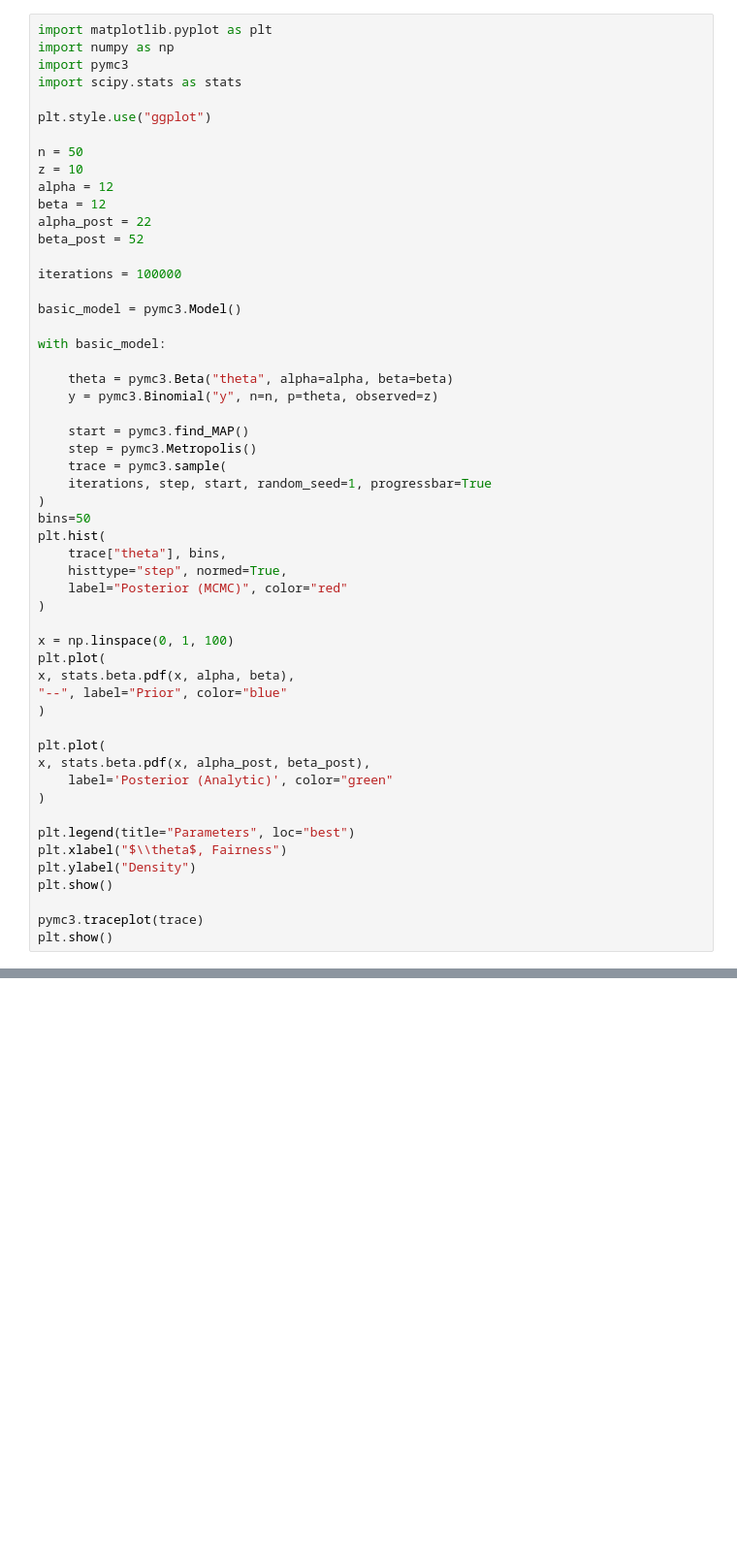
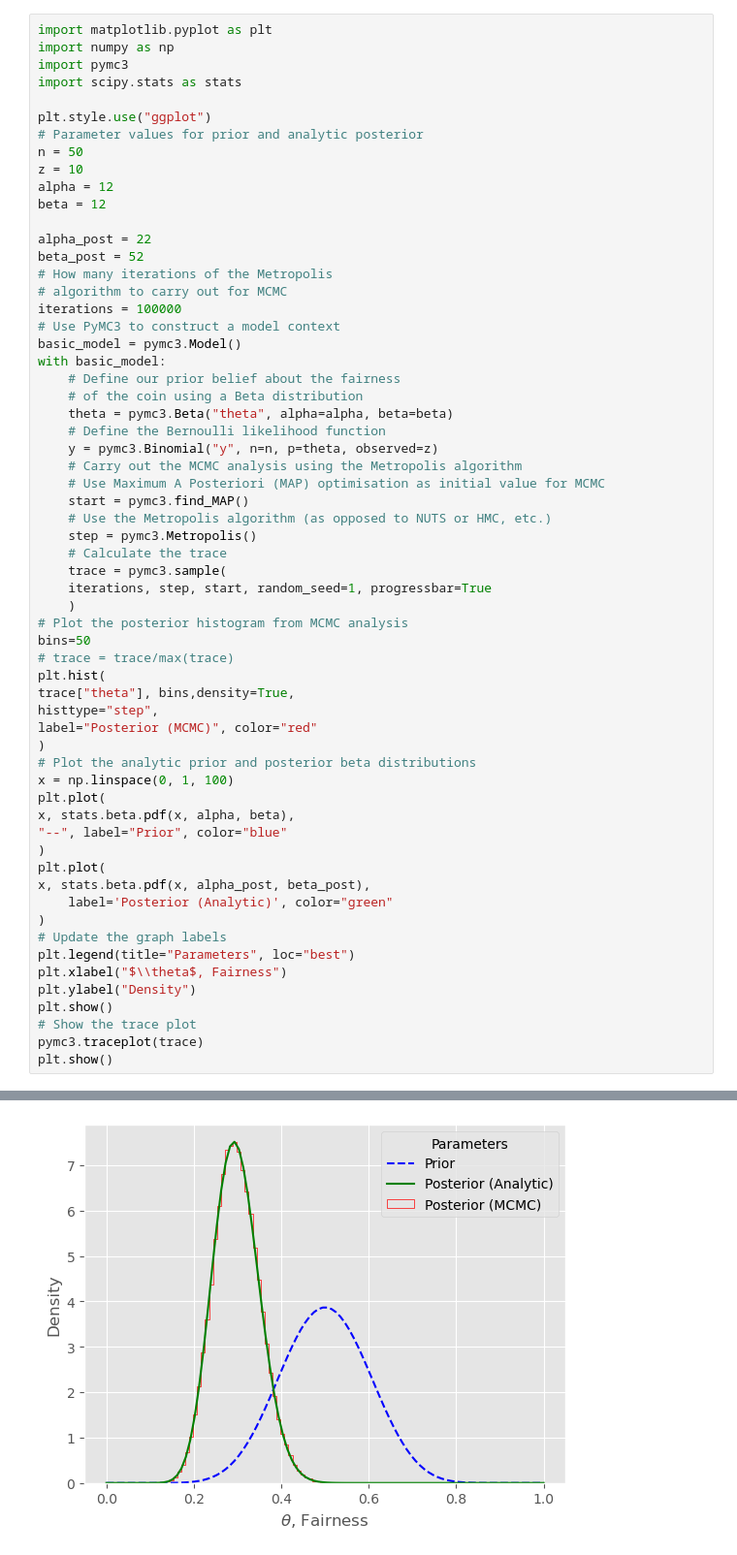
Before and after one commit to Sean7Graham/AdvancedAlgorithmicTrading, a Jupyter notebook: Bayesian Statistics/4-MarkovChains.ipynb, the cells around one changed output, grey strips where cells are left out. Shown at 97% size. Saved outputs shown, nothing was run; the diff lists cells and outputs as text; blank space fills up the shorter version.

```diff
--- a/Bayesian Statistics/4-MarkovChains.ipynb
+++ b/Bayesian Statistics/4-MarkovChains.ipynb
@@ -5,51 +5,58 @@ import pymc3
 import scipy.stats as stats
 
 plt.style.use("ggplot")
-
+# Parameter values for prior and analytic posterior
 n = 50
 z = 10
 alpha = 12
 beta = 12
+
 alpha_post = 22
 beta_post = 52
-
+# How many iterations of the Metropolis
+# algorithm to carry out for MCMC
 iterations = 100000
-
+# Use PyMC3 to construct a model context
 basic_model = pymc3.Model()
-
 with basic_model:
-
+    # Define our prior belief about the fairness
+    # of the coin using a Beta distribution
     theta = pymc3.Beta("theta", alpha=alpha, beta=beta)
+    # Define the Bernoulli likelihood function
     y = pymc3.Binomial("y", n=n, p=theta, observed=z)
-
+    # Carry out the MCMC analysis using the Metropolis algorithm
+    # Use Maximum A Posteriori (MAP) optimisation as initial value for MCMC
     start = pymc3.find_MAP()
+    # Use the Metropolis algorithm (as opposed to NUTS or HMC, etc.)
     step = pymc3.Metropolis()
+    # Calculate the trace
     trace = pymc3.sample(
     iterations, step, start, random_seed=1, progressbar=True
+    )
+# Plot the posterior histogram from MCMC analysis
+bins=50
+# trace = trace/max(trace)
+plt.hist(
+trace["theta"], bins,density=True,
+histtype="step",
+label="Posterior (MCMC)", color="red"
 )
-bins=50
-plt.hist(
-    trace["theta"], bins,
-    histtype="step", normed=True,
-    label="Posterior (MCMC)", color="red"
-)
-
+# Plot the analytic prior and posterior beta distributions
 x = np.linspace(0, 1, 100)
 plt.plot(
 x, stats.beta.pdf(x, alpha, beta),
 "--", label="Prior", color="blue"
 )
-
 plt.plot(
 x, stats.beta.pdf(x, alpha_post, beta_post),
     label='Posterior (Analytic)', color="green"
 )
-
+# Update the graph labels
 plt.legend(title="Parameters", loc="best")
 plt.xlabel("$\\theta$, Fairness")
 plt.ylabel("Density")
 plt.show()
-
+# Show the trace plot
 pymc3.traceplot(trace)
 plt.show()
 # %% [output]
@@ -62,0 +69 @@ AttributeError: 'TheanoConfigParser' object has no attribute 'gcc__cxxflags'
+[figure, added]
```
Also changed, not shown: parts of 1 cell of this notebook, 5 other files.
